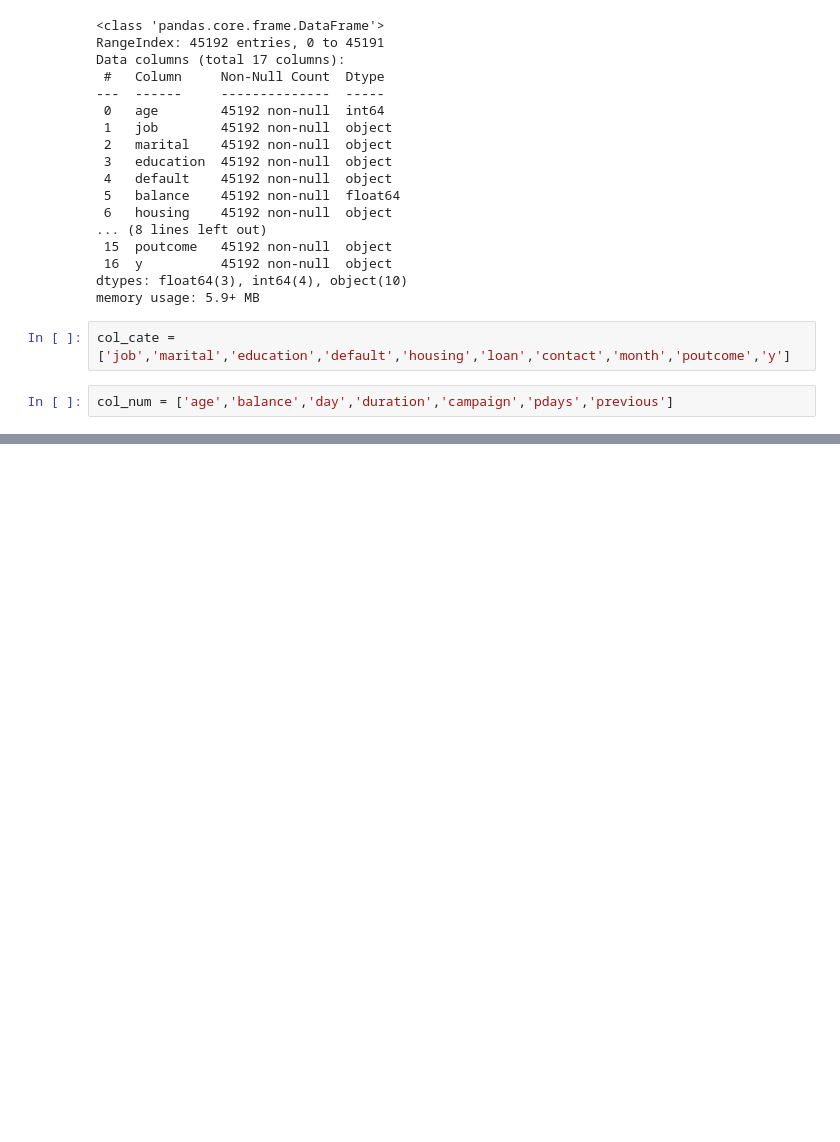
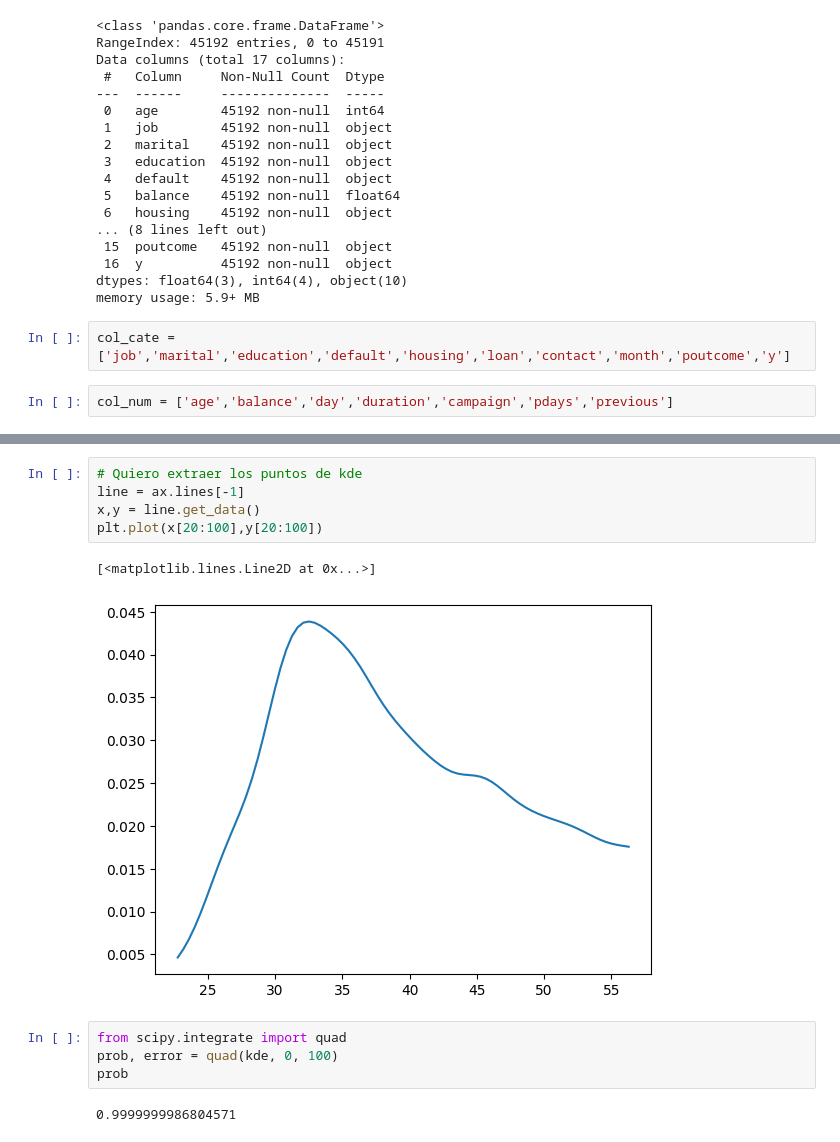
Before and after one commit to asegura4488/CienciaDatos, a Jupyter notebook: Semana3/Sesion6.ipynb, the cells around one changed output, grey strips where cells are left out. Cells and saved outputs as stored; diff of their text form; blank space fills up the shorter version.

```diff
--- a/Semana3/Sesion6.ipynb
+++ b/Semana3/Sesion6.ipynb
@@ -57,0 +109,14 @@ for i, col in enumerate(col_cate):
+# %%
+# Quiero extraer los puntos de kde
+line = ax.lines[-1]
+x,y = line.get_data()
+plt.plot(x[20:100],y[20:100])
+# %% [output]
+[<matplotlib.lines.Line2D at 0x...>]
+[figure, added]
+# %%
+from scipy.integrate import quad
+prob, error = quad(kde, 0, 100)
+prob
+# %% [output]
+0.9999999986804571
```
Also changed, not shown: parts of 8 cells of this notebook.
